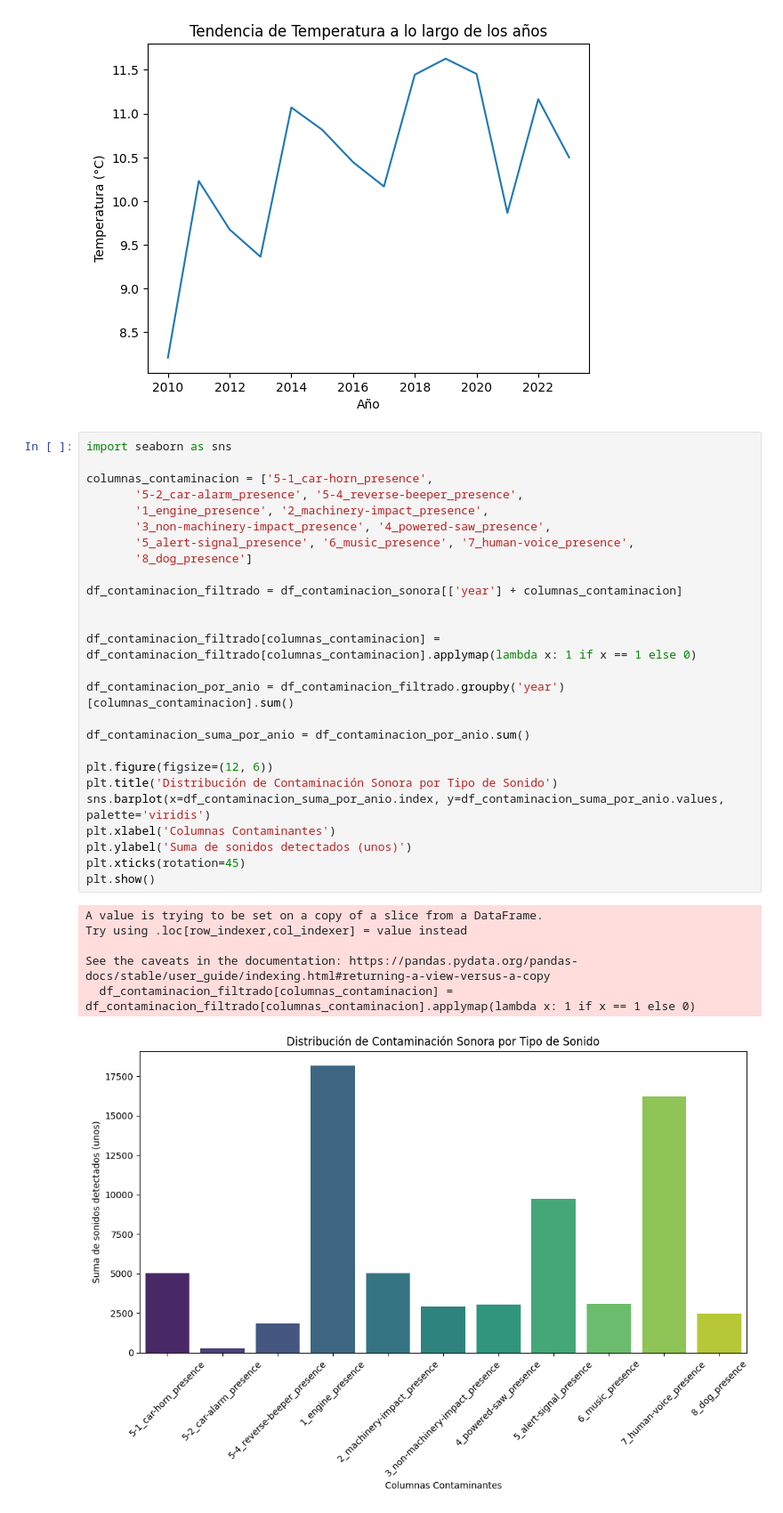
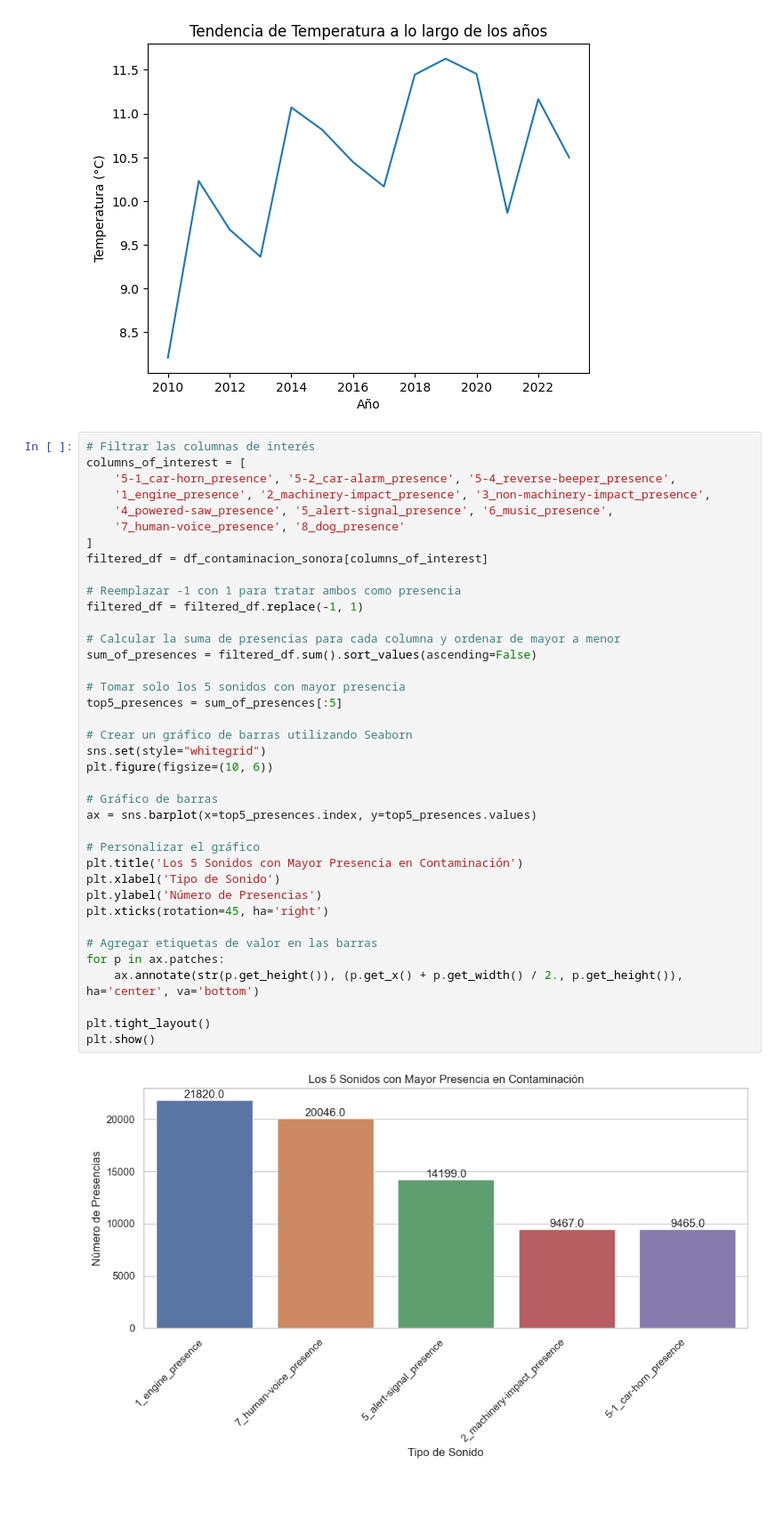
Before and after one commit to A-Lasso/Taxis-NewYork, a Jupyter notebook: Analisis_eda_contaminacion.ipynb, the cells around one changed output. Shown at 89% size. Drawn from its saved outputs; the diff is of its cells as text.

```diff
--- a/Analisis_eda_contaminacion.ipynb
+++ b/Analisis_eda_contaminacion.ipynb
@@ -478,36 +477,43 @@ plt.title('Tendencia de Temperatura a lo largo de los años')
 plt.show()
 # %% [output]
 [figure]
-# %%
-import seaborn as sns
-
-columnas_contaminacion = ['5-1_car-horn_presence',
-       '5-2_car-alarm_presence', '5-4_reverse-beeper_presence',
-       '1_engine_presence', '2_machinery-impact_presence',
-       '3_non-machinery-impact_presence', '4_powered-saw_presence',
-       '5_alert-signal_presence', '6_music_presence', '7_human-voice_presence',
-       '8_dog_presence']
-
-df_contaminacion_filtrado = df_contaminacion_sonora[['year'] + columnas_contaminacion]
-
-
-df_contaminacion_filtrado[columnas_contaminacion] = df_contaminacion_filtrado[columnas_contaminacion].applymap(lambda x: 1 if x == 1 else 0)
-
-df_contaminacion_por_anio = df_contaminacion_filtrado.groupby('year')[columnas_contaminacion].sum()
-
-df_contaminacion_suma_por_anio = df_contaminacion_por_anio.sum()
-
-plt.figure(figsize=(12, 6))
-plt.title('Distribución de Contaminación Sonora por Tipo de Sonido')
-sns.barplot(x=df_contaminacion_suma_por_anio.index, y=df_contaminacion_suma_por_anio.values, palette='viridis')
-plt.xlabel('Columnas Contaminantes')
-plt.ylabel('Suma de sonidos detectados (unos)')
-plt.xticks(rotation=45)
-plt.show()
-# %% [output]
-A value is trying to be set on a copy of a slice from a DataFrame.
-Try using .loc[row_indexer,col_indexer] = value instead
-
-See the caveats in the documentation: https://pandas.pydata.org/pandas-docs/stable/user_guide/indexing.html#returning-a-view-versus-a-copy
-  df_contaminacion_filtrado[columnas_contaminacion] = df_contaminacion_filtrado[columnas_contaminacion].applymap(lambda x: 1 if x == 1 else 0)
-[figure, removed]
+# %%
+# Filtrar las columnas de interés
+columns_of_interest = [
+    '5-1_car-horn_presence', '5-2_car-alarm_presence', '5-4_reverse-beeper_presence',
+    '1_engine_presence', '2_machinery-impact_presence', '3_non-machinery-impact_presence',
+    '4_powered-saw_presence', '5_alert-signal_presence', '6_music_presence',
+    '7_human-voice_presence', '8_dog_presence'
+]
+filtered_df = df_contaminacion_sonora[columns_of_interest]
+
+# Reemplazar -1 con 1 para tratar ambos como presencia
+filtered_df = filtered_df.replace(-1, 1)
+
+# Calcular la suma de presencias para cada columna y ordenar de mayor a menor
+sum_of_presences = filtered_df.sum().sort_values(ascending=False)
+
+# Tomar solo los 5 sonidos con mayor presencia
+top5_presences = sum_of_presences[:5]
+
+# Crear un gráfico de barras utilizando Seaborn
+sns.set(style="whitegrid")
+plt.figure(figsize=(10, 6))
+
+# Gráfico de barras
+ax = sns.barplot(x=top5_presences.index, y=top5_presences.values)
+
+# Personalizar el gráfico
+plt.title('Los 5 Sonidos con Mayor Presencia en Contaminación')
+plt.xlabel('Tipo de Sonido')
+plt.ylabel('Número de Presencias')
+plt.xticks(rotation=45, ha='right')
+
+# Agregar etiquetas de valor en las barras
+for p in ax.patches:
+    ax.annotate(str(p.get_height()), (p.get_x() + p.get_width() / 2., p.get_height()), ha='center', va='bottom')
+
+plt.tight_layout()
+plt.show()
+# %% [output]
+[figure, added]
```
Also changed, not shown: parts of 3 cells of this notebook.
